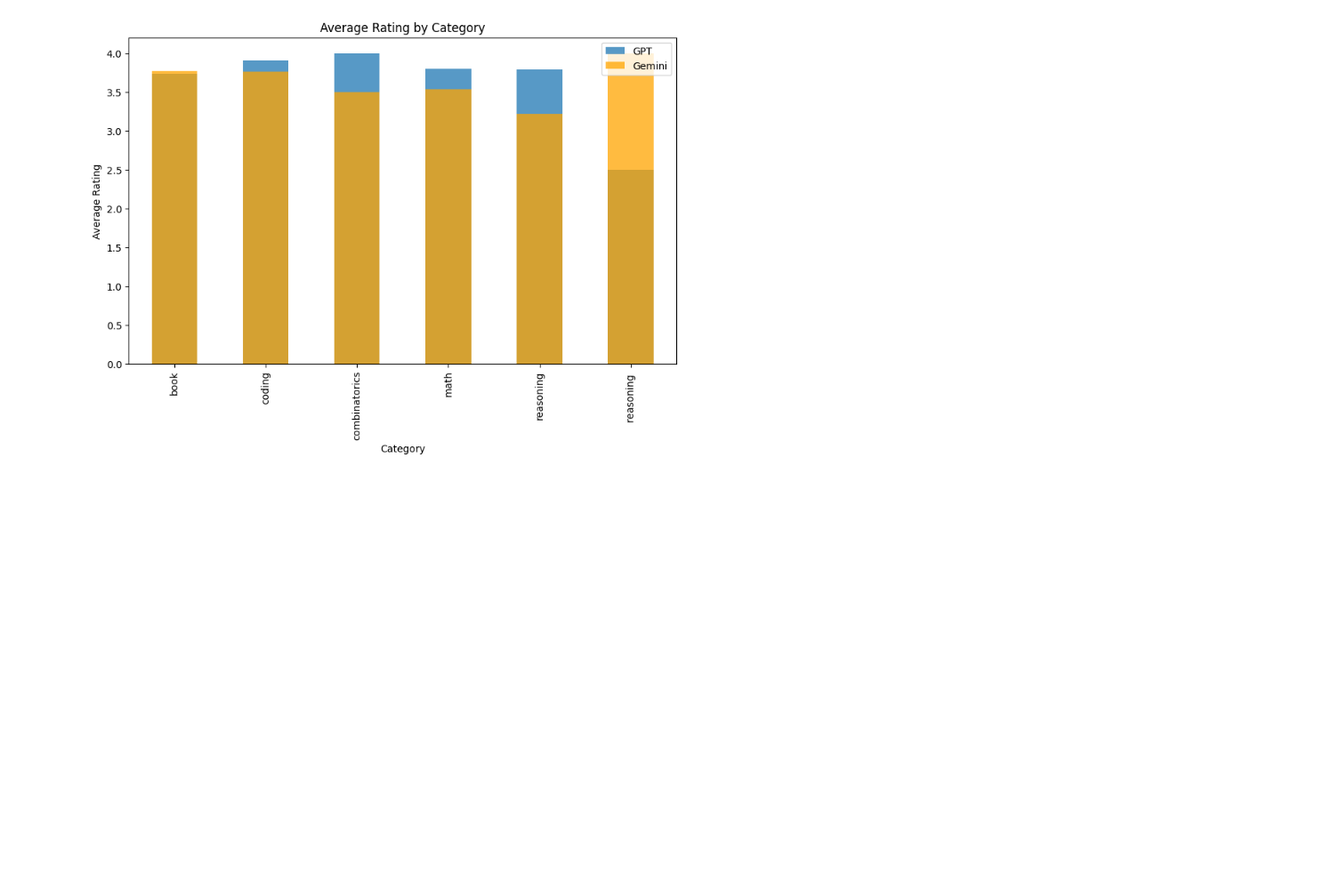
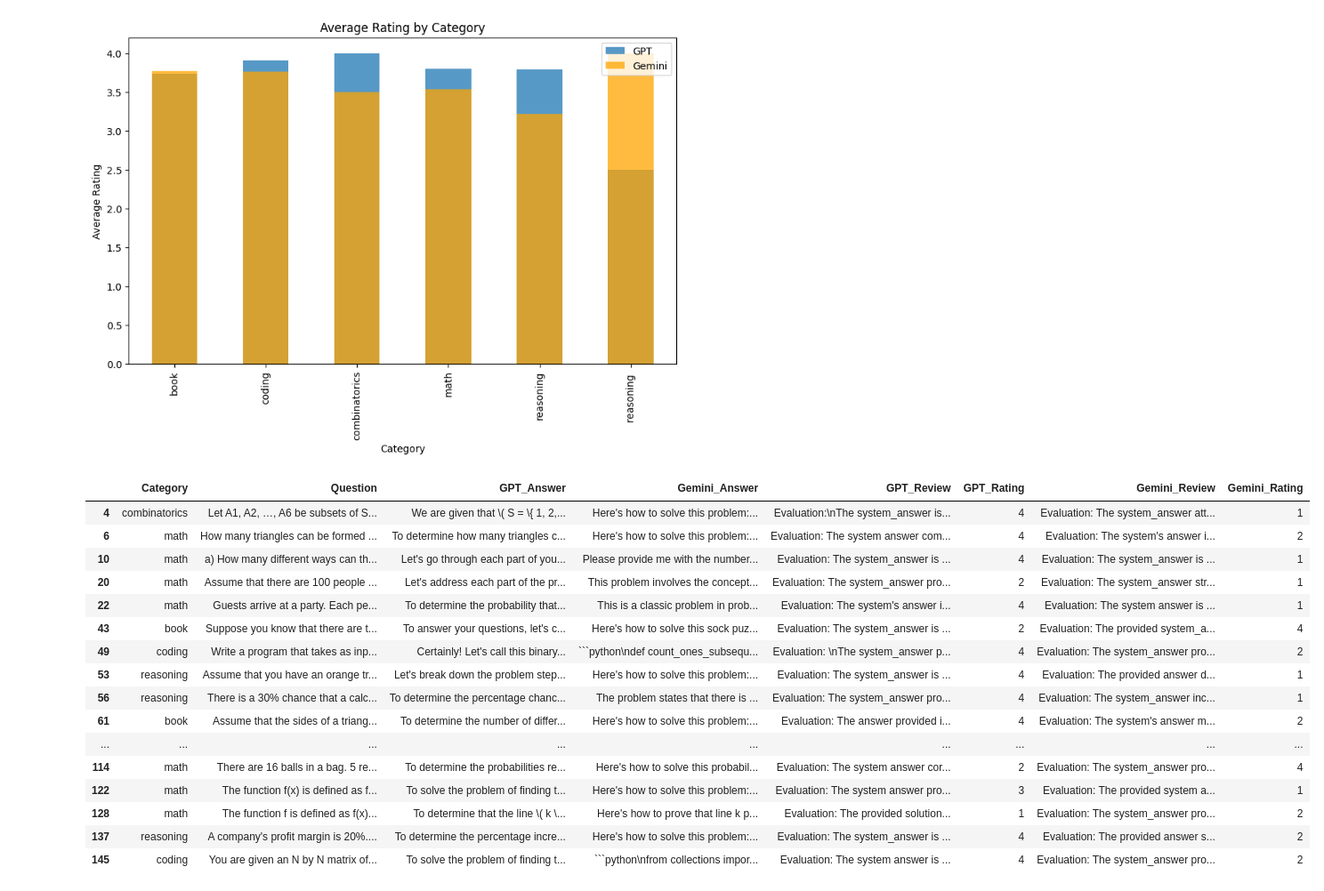
Before and after one commit to Amir-Mohseni/AI-Response-Evaluation, a Jupyter notebook: Eval.ipynb, the cells around one changed output. Shown at 89% size. Drawn from its saved outputs; the diff is of its cells as text; code cells hidden in the pictures; blank space fills up the shorter version.

````diff
--- a/Eval.ipynb
+++ b/Eval.ipynb
@@ -247,3 +249,26 @@ plt.legend()
 plt.show()
 # %% [output]
 [figure]
+# %%
+# Comparison for questions with very low ratings for GPT or Gemini
+low_rating_threshold = 1
+low_rating_questions = df[(abs(df['GPT_Rating'] - df['Gemini_Rating']) > low_rating_threshold) | (df['GPT_Rating'] <= low_rating_threshold) | (df['Gemini_Rating'] <= low_rating_threshold)]
+low_rating_questions
+# %% [output]
+|  | Category | Question | GPT_Answer | Gemini_Answer | GPT_Review | GPT_Rating | Gemini_Review | Gemini_Rating |
+| 4 | combinatorics | Let A1, A2, …, A6 be subsets of S... | We are given that \( S = \{ 1, 2,... | Here's how to solve this problem:... | Evaluation:\nThe system_answer is... | 4 | Evaluation: The system_answer att... | 1 |
+| 6 | math | How many triangles can be formed ... | To determine how many triangles c... | Here's how to solve this problem:... | Evaluation: The system answer com... | 4 | Evaluation: The system's answer i... | 2 |
+| 10 | math | a) How many different ways can th... | Let's go through each part of you... | Please provide me with the number... | Evaluation: The system_answer is ... | 4 | Evaluation: The system_answer is ... | 1 |
+| 20 | math | Assume that there are 100 people ... | Let's address each part of the pr... | This problem involves the concept... | Evaluation: The system_answer pro... | 2 | Evaluation: The system_answer str... | 1 |
+| 22 | math | Guests arrive at a party. Each pe... | To determine the probability that... | This is a classic problem in prob... | Evaluation: The system's answer i... | 4 | Evaluation: The system answer is ... | 1 |
+| 43 | book | Suppose you know that there are t... | To answer your questions, let's c... | Here's how to solve this sock puz... | Evaluation: The system_answer is ... | 2 | Evaluation: The provided system_a... | 4 |
+| 49 | coding | Write a program that takes as inp... | Certainly! Let's call this binary... | ```python\ndef count_ones_subsequ... | Evaluation: \nThe system_answer p... | 4 | Evaluation: The system_answer pro... | 2 |
+| 53 | reasoning | Assume that you have an orange tr... | Let's break down the problem step... | Here's how to solve this problem:... | Evaluation: The system_answer is ... | 4 | Evaluation: The provided answer d... | 1 |
+| 56 | reasoning | There is a 30% chance that a calc... | To determine the percentage chanc... | The problem states that there is ... | Evaluation: The system_answer pro... | 4 | Evaluation: The system_answer inc... | 1 |
+| 61 | book | Assume that the sides of a triang... | To determine the number of differ... | Here's how to solve this problem:... | Evaluation: The answer provided i... | 4 | Evaluation: The system's answer m... | 2 |
+| ... | ... | ... | ... | ... | ... | ... | ... | ... |
+| 114 | math | There are 16 balls in a bag. 5 re... | To determine the probabilities re... | Here's how to solve this probabil... | Evaluation: The system answer cor... | 2 | Evaluation: The system_answer pro... | 4 |
+| 122 | math | The function f(x) is defined as f... | To solve the problem of finding t... | Here's how to solve this problem:... | Evaluation: The system answer pro... | 3 | Evaluation: The provided system a... | 1 |
+| 128 | math | The function f is defined as f(x)... | To determine that the line \( k \... | Here's how to prove that line k p... | Evaluation: The provided solution... | 1 | Evaluation: The system_answer pro... | 2 |
+| 137 | reasoning | A company's profit margin is 20%.... | To determine the percentage incre... | Here's how to solve this problem:... | Evaluation: The system_answer is ... | 4 | Evaluation: The provided answer s... | 2 |
+| 145 | coding | You are given an N by N matrix of... | To solve the problem of finding t... | ```python\nfrom collections impor... | Evaluation: The system answer is ... | 4 | Evaluation: The system_answer pro... | 2 |
````
Also changed, not shown: parts of 4 cells of this notebook, 2 other files.
